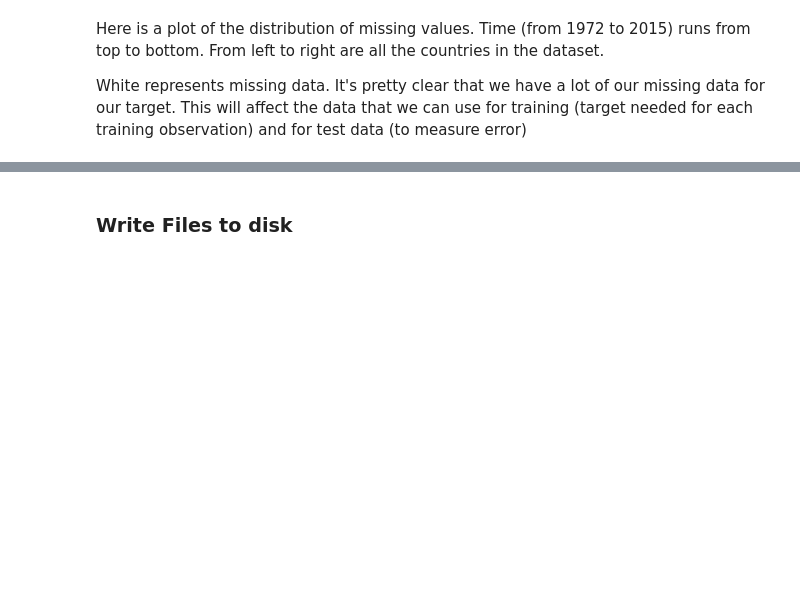
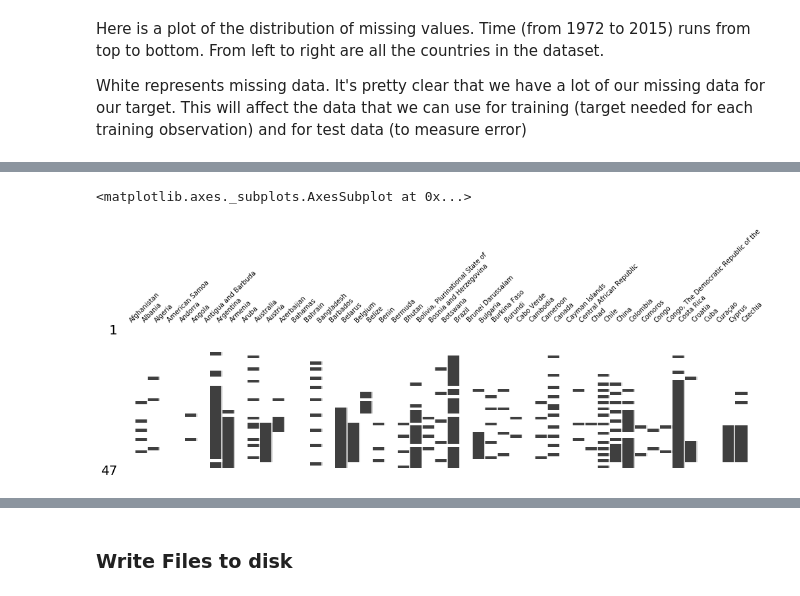
Before and after one commit to FergusOBoyle/sustainable-dev-goals-forecasting, a Jupyter notebook: notebooks/clean_input_streams.ipynb, the cells around one changed output, grey strips where cells are left out. Drawn from its saved outputs; the diff is of its cells as text; code cells hidden in the pictures; blank space fills up the shorter version.

```diff
--- a/notebooks/clean_input_streams.ipynb
+++ b/notebooks/clean_input_streams.ipynb
@@ -208,0 +207,6 @@ msno.matrix(target_table)
+# %%
+#A closer look at the first 50 countries
+msno.matrix(target_table.iloc[:,:50], filter='bottom', sparkline=False, figsize=(17,4), fontsize=10)
+# %% [output]
+<matplotlib.axes._subplots.AxesSubplot at 0x...>
+[figure, added]
```
Also changed, not shown: parts of 37 cells of this notebook.
